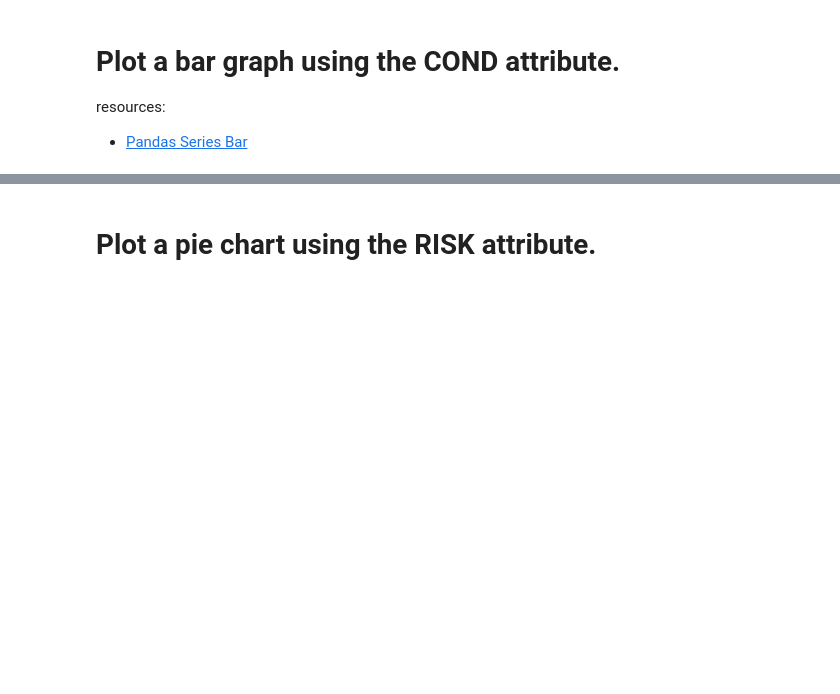
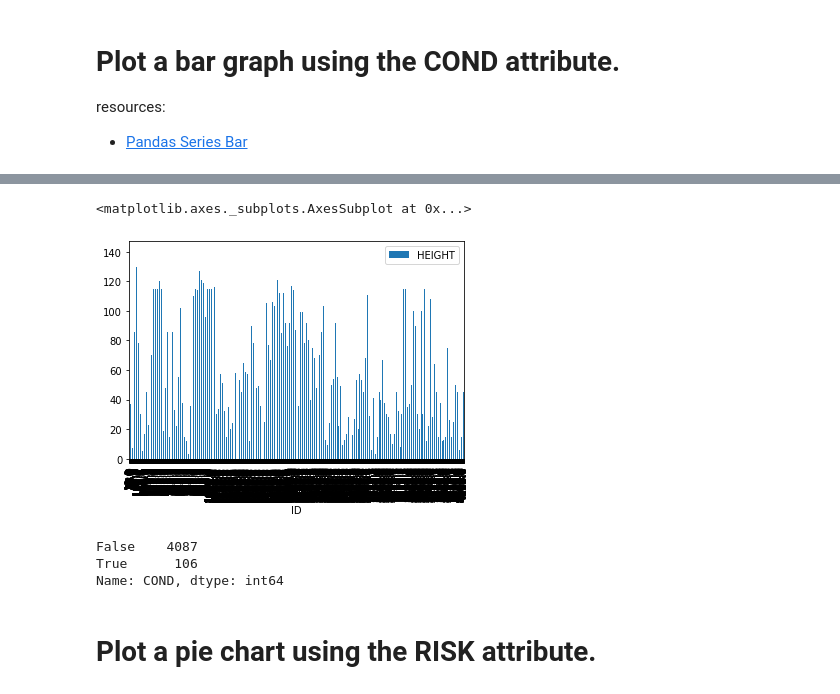
Before and after one commit to Preeti0118/DataEngineering.Labs.CityOfNewarkDETreeSurvey, a Jupyter notebook: newark_de_tree_survey.ipynb, the cells around one changed output, grey strips where cells are left out. Cells and saved outputs as stored; diff of their text form; code cells hidden in the pictures; blank space fills up the shorter version.

```diff
--- a/newark_de_tree_survey.ipynb
+++ b/newark_de_tree_survey.ipynb
@@ -151,7 +192,19 @@ resources:
 # %%
 # Plot the Series here
+#series.plot.bar()
+df1.plot.bar()
+#s = pd.series({},name=COND)
+# %% [output]
+<matplotlib.axes._subplots.AxesSubplot at 0x...>
+[figure, added]
 # %%
 # How many entries have missing values for the COND attribute? Why are these values missing?
+df1['COND'].isnull().value_counts()
+#df1.iloc[] = COND.NaN
+# %% [output]
+False    4087
+True      106
+Name: COND, dtype: int64
 # %% [markdown]
 # Plot a pie chart using the RISK attribute.
 # %% [markdown]
```
Also changed, not shown: parts of 17 cells of this notebook.
